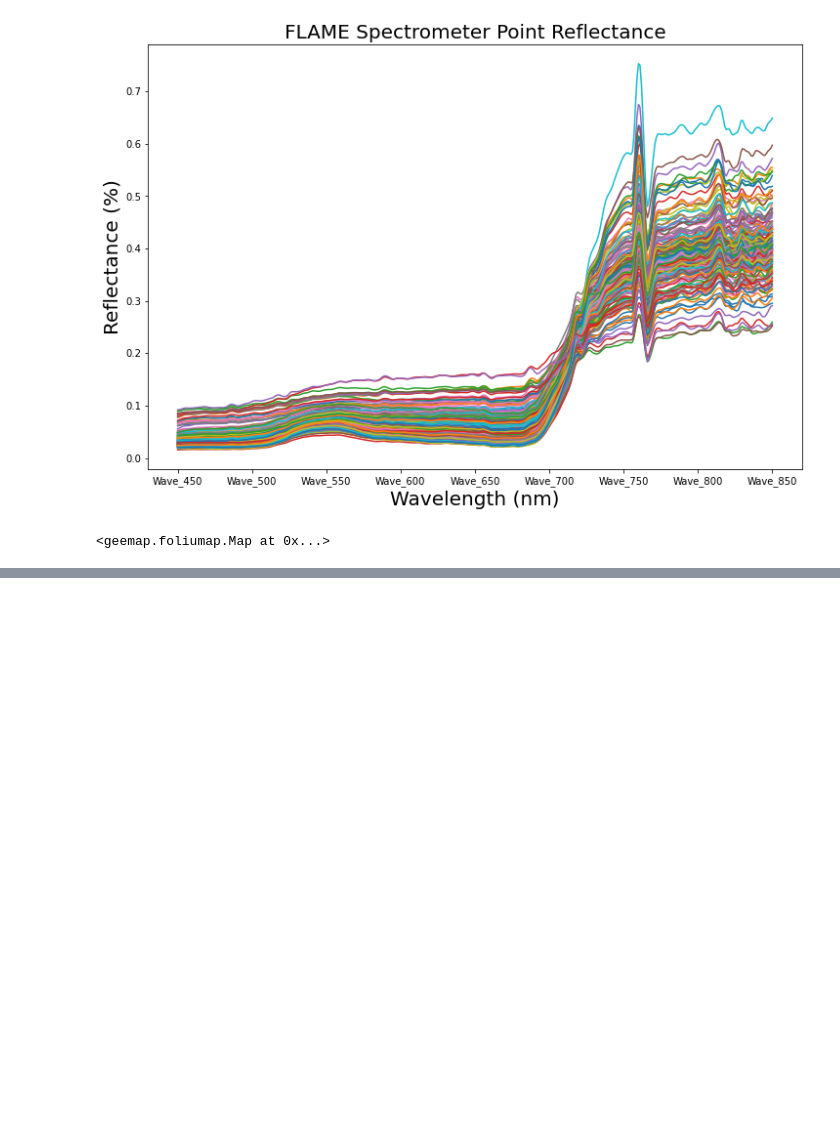
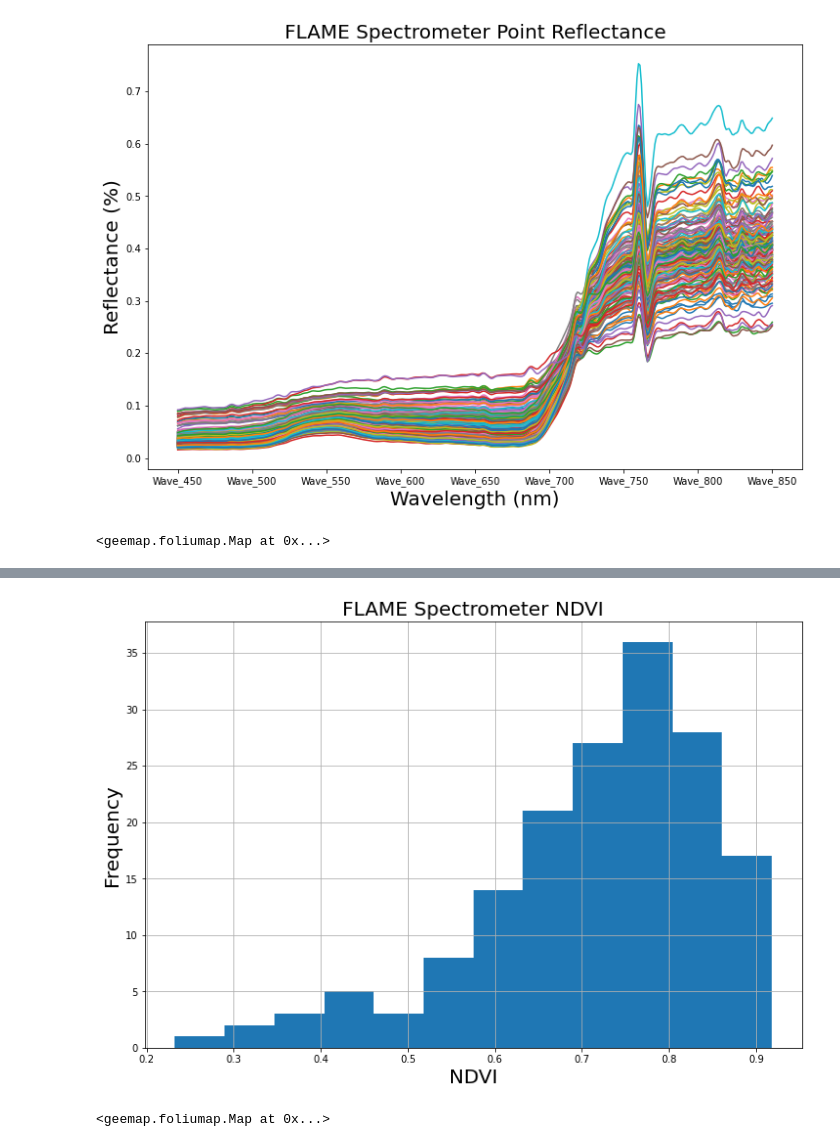
Before and after one commit to TESTgroup-BNL/meeting_demos, a Jupyter notebook: us_iale_2022/python/basic_ngee_uas_example.ipynb, the cells around one changed output, grey strips where cells are left out. Cells and saved outputs as stored; diff of their text form; code cells hidden in the pictures; blank space fills up the shorter version.

```diff
--- a/us_iale_2022/python/basic_ngee_uas_example.ipynb
+++ b/us_iale_2022/python/basic_ngee_uas_example.ipynb
@@ -329,0 +368,18 @@ tir_data.hist(bins=8, ax=axes[1])
+# %%
+##### Create NDVI histogram from reflectance data
+ndvi = pt_refl_data.loc[:,'Wave_830'].subtract(pt_refl_data.loc[:,'Wave_655']) / \
+pt_refl_data.loc[:,'Wave_830'].add(pt_refl_data.loc[:,'Wave_655'])
+ndvi
+
+fig = pl.figure(figsize=(12, 8))
+ax = fig.add_subplot(1, 1, 1)
+hist = ndvi.hist(bins=12)
+ax.set_title('FLAME Spectrometer NDVI', size=20)
+ax.set_xlabel('NDVI', size=20)
+ax.set_ylabel('Frequency', size=20)
+
+# save to PNG file
+png_file = os.path.join(output_dir, 'Example_Kougarok_FLAME_Spectrometer_NDVI_Histogram.png')
+ax.figure.savefig(png_file)
+# %% [output]
+[figure, added]
@@ -329,0 +398,17 @@ tir_data.hist(bins=8, ax=axes[1])
+# %%
+#### Map Landsat 8 Maximum Value Composite with RGB UAS image
+ndvi_palette = cm.get_palette('viridis', n_class=30)
+ndviViz = {'min': 0.0, 'max': 1.0, 'palette': ndvi_palette, 'opacity': 1}
+
+uas_map = geemap.Map(center=[65.164354,-164.823043], zoom=14);
+uas_map.addLayer(l8_maxval_ndvi_composite, ndviViz, 'Landsat 8 NDVI');
+#uas_map.add_colorbar(colors=ndviViz['palette'], vmin=ndviViz['min'],
+#                     vmax=ndviViz['max'],
+#                     caption = "Landsat 8 NDVI (-)",
+#                     layer_name="Landsat 8 NDVI",
+#                     position="bottomright")
+uas_map.add_colorbar(vis_params=ndviViz, label='Landsat 8 NDVI (-)')
+uas_map.addLayer(kg_rgb_image, RGB_imageVisParam, 'UAS_Kougarok_20180725_Flight6_RGB')
+uas_map
+# %% [output]
+<geemap.foliumap.Map at 0x...>
```
Also changed, not shown: parts of 8 cells of this notebook, 5 other files.
